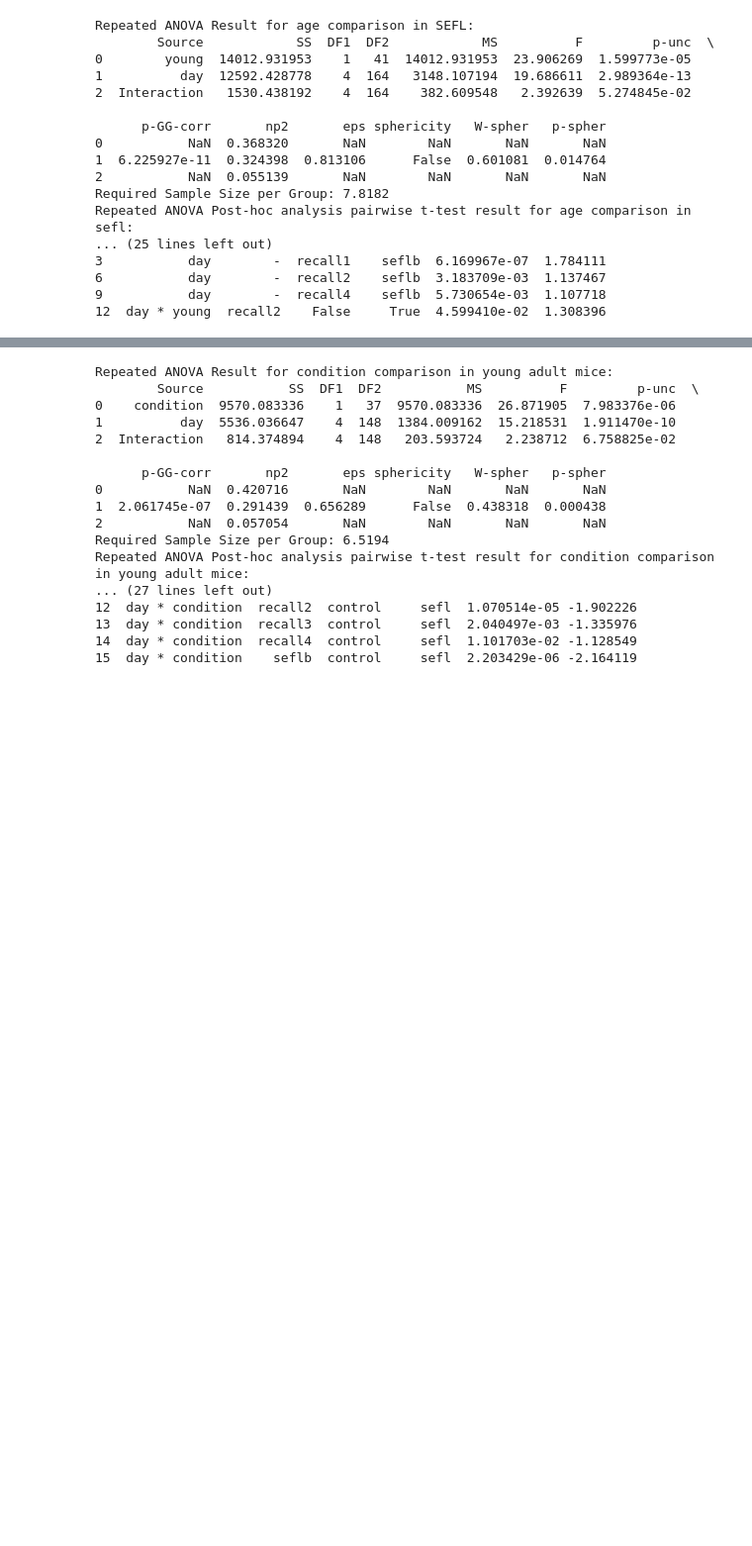
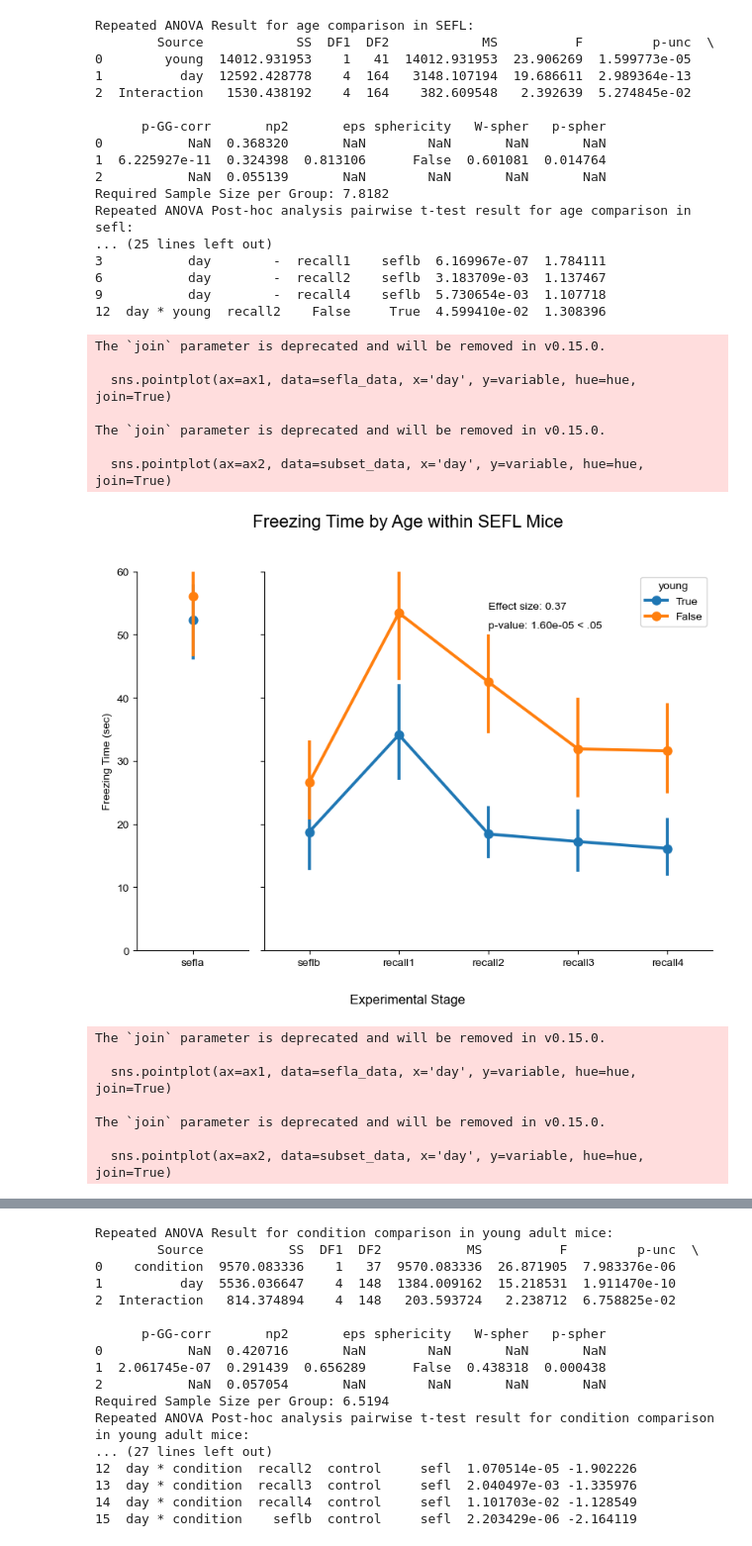
Before and after one commit to GergelyTuri/els_project, a Jupyter notebook: notebooks/novak_analyses/anova_analysis_1s_bout.ipynb, the cells around one changed output, grey strips where cells are left out. Shown at 99% size. Cells and saved outputs as stored; diff of their text form; code cells hidden in the pictures; blank space fills up the shorter version.

```diff
--- a/notebooks/novak_analyses/anova_analysis_1s_bout.ipynb
+++ b/notebooks/novak_analyses/anova_analysis_1s_bout.ipynb
@@ -173,3 +208,35 @@ Repeated ANOVA Post-hoc analysis pairwise t-test result for age comparison in se
 6           day        -  recall2    seflb  3.183709e-03  1.137467
 9           day        -  recall4    seflb  5.730654e-03  1.107718
 12  day * young  recall2    False     True  4.599410e-02  1.308396
+# %%
+plot_freezing_time(sefl_merged_data,
+                   variable='freezing_1s',
+                   effect_size = 0.368320,
+                   pvalue = 1.599773e-05,
+                   title_text = 'Freezing Time by Age within SEFL Mice',
+                   hue = 'young',
+                   output_filename='figure_3a_freezing_age_sefl.svg')
+
+plot_freezing_time(control_merged_data,
+                   variable='freezing_1s',
+                   effect_size = 0.281288,
+                   pvalue = 5.317340e-03,
+                   title_text = 'Freezing Time by Age within Control Mice',
+                   hue = 'young',
+                   output_filename='figure_3b_freezing_age_control.svg')
+# %% [output]
+The `join` parameter is deprecated and will be removed in v0.15.0.
+
+  sns.pointplot(ax=ax1, data=sefla_data, x='day', y=variable, hue=hue, join=True)
+
+The `join` parameter is deprecated and will be removed in v0.15.0.
+
+  sns.pointplot(ax=ax2, data=subset_data, x='day', y=variable, hue=hue, join=True)
+[figure, added]
+The `join` parameter is deprecated and will be removed in v0.15.0.
+
+  sns.pointplot(ax=ax1, data=sefla_data, x='day', y=variable, hue=hue, join=True)
+
+The `join` parameter is deprecated and will be removed in v0.15.0.
+
+  sns.pointplot(ax=ax2, data=subset_data, x='day', y=variable, hue=hue, join=True)
```
Also changed, not shown: parts of 9 cells of this notebook, 12 other files.
